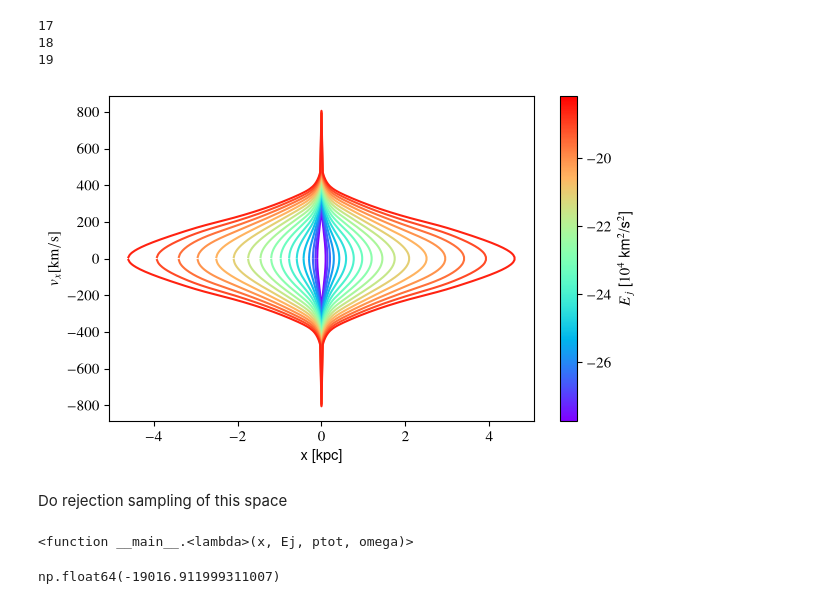
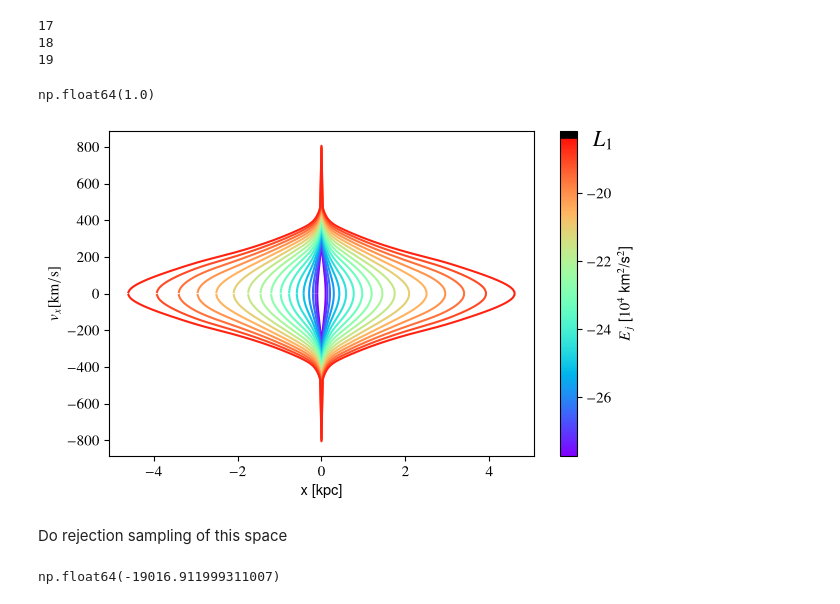
Before and after one commit to salvatore-ferrone/bar-dynamics, a Jupyter notebook: pedagogy/bar_supporting_orbits.ipynb, the cells around one changed output. Cells and saved outputs as stored; diff of their text form; code cells hidden in the pictures.

Commit message:
added L1 to plots

```diff
--- a/pedagogy/bar_supporting_orbits.ipynb
+++ b/pedagogy/bar_supporting_orbits.ipynb
@@ -439,25 +439,33 @@ for i in range(len(Ejs)):
 # %%
 CMAP = plt.get_cmap("rainbow")
 NORM = Normalize(vmin=E0/1e4, vmax=EL1/1e4)
+# %%
+NORM(EL1/1e4)
+# %% [output]
+np.float64(1.0)
 # %%
 fig,axis=plt.subplots(1,1,figsize=(8.25-2,4))
 axis.set(xlabel="x [kpc]", ylabel=r"$v_x [\rm{km}/\rm{s}]$")
 i=0
+frame_index = 0
 axis.plot(my_xs[i],my_xdots[i],color=CMAP(NORM(Ejs[i]/1e4)))
 fig.tight_layout()
 colorbar = fig.colorbar(ScalarMappable(norm=NORM, cmap=CMAP),ax=axis,label=r"$E_j$ [$10^4$ km$^{2}$/s$^{2}$]",)
-fig.savefig("zero_velocity_curve_{:d}.png".format(i),dpi=300)
+fname = "zero_velocity_curve_{:d}.png"
+fig.savefig(fname.format(frame_index),dpi=300)
+frame_index+=1
+colorbar.ax.axhline(EL1/1e4, color="black", linewidth=10.5, zorder=12)
+colorbar.ax.text(2,1,r"$L_1$",transform=colorbar.ax.transAxes,ha="left",va="top",fontdict=dict(fontsize=16))
+fig.savefig(fname.format(frame_index),dpi=300)
+frame_index+=1
 for i in range(1,len(my_xs)):
     axis.plot(my_xs[i],my_xdots[i],color=CMAP(NORM(Ejs[i]/1e4)))
-    fig.savefig("zero_velocity_curve_{:d}.png".format(i),dpi=300)
+    fig.savefig(fname.format(frame_index),dpi=300)
+    frame_index+=1
 # %% [output]
-[figure, old version]
+[figure, new version]
 # %% [markdown]
 Do rejection sampling of this space
-# %%
-x_max_EJ
-# %% [output]
-<function __main__.<lambda>(x, Ej, ptot, omega)>
 # %%
 x_max_EJ(7, .9*EL1, ptot, omega)
 # %% [output]
```
Also changed, not shown: 17 other files.
